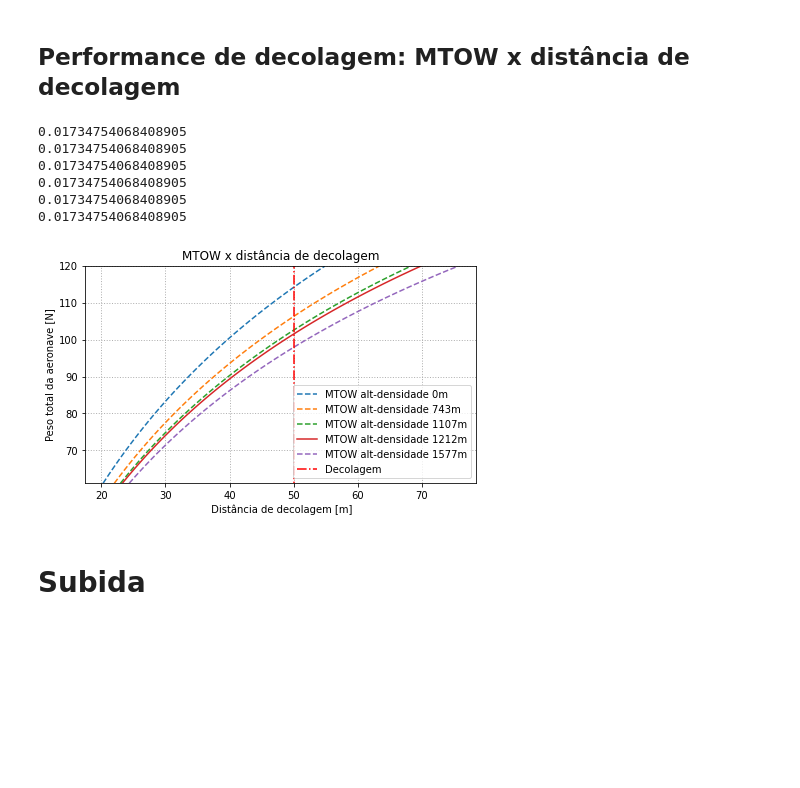
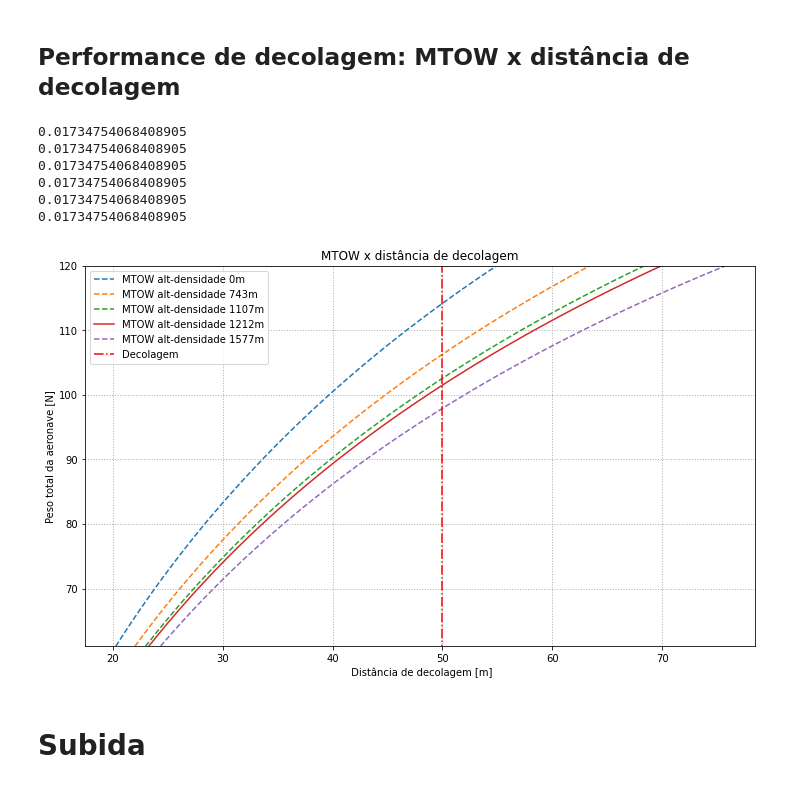
Before and after one commit to Chabole/Python, a Jupyter notebook: Projeto Zebra/Resumo_desempenho.ipynb, the cells around one changed output. Cells and saved outputs as stored; diff of their text form; code cells hidden in the pictures; blank space fills up the shorter version.

```diff
--- a/Projeto Zebra/Resumo_desempenho.ipynb
+++ b/Projeto Zebra/Resumo_desempenho.ipynb
@@ -219,18 +217,6 @@ Este programa calcula o comprimento de pista para decolagem x altitude-densidade
 
 O efeito solo pode ser considerado ou não. Caso seja considerado, "descomente" as linhas 60-63 e 84-87
 '''
-
-from ZebraLib.zebralib.zebraperformance import Airplane # Só a classe
-from ZebraLib.zebralib import zebraperformance as zp
-import numpy as np
-import matplotlib.pyplot as plt
-import seaborn as sns
-import pandas as pd
-
-Zb = Airplane(CLn=1.75, CLmax=2.26, Load=4.5)
-Zb2 = Airplane(CLn=1.75, CLmax=2.26, Load=5.5)
-Zb3 = Airplane(CLn=1.75, CLmax=2.26, Load=6)                #Constroi os objetos
-Zb4 = Airplane(CLn=1.75, CLmax=2.26, Load=6.5)
 
 Densidade = np.linspace(1.225, 0.8)
 AltDens = zp.iterate_rho2alt(Densidade)
@@ -322,16 +308,8 @@ Este programa calcula o MTOW x comprimento de pista para varias alt-dens usando
 
 O efeito solo pode ser considerado ou não. Caso seja considerado, coloque "True" linhas 30-34
 """
-from ZebraLib.zebralib.zebraperformance import Airplane # Só a classe
-from ZebraLib.zebralib import zebraperformance as zp
-import numpy as np
-import matplotlib.pyplot as plt
-import seaborn as sns
-import pandas as pd
 
 g= 9.81
-
-Zb = Airplane(CLn=1.75, CLmax=2.26)
 Cargas = np.linspace(3, 9)
 
 # Chamando a função da biblioteca de desemenho pelo nome apelido zp
@@ -342,7 +320,7 @@ Slo4, W4 = zp.takeOff_Distance_x_PayLoad(Zb, Cargas, 1.08865, False)
 Slo5, W5 = zp.takeOff_Distance_x_PayLoad(Zb, Cargas, 1.05, False)
 
 #2x PLOTAGENS
-fig, ax = plt.subplots(figsize=(7, 4))
+fig, ax = plt.subplots(figsize=(12, 7))
 #fig, ax2 = plt.subplots()
 
 #INSPIRADO NA AIRBUS
@@ -356,34 +334,34 @@ ax.plot(Slo4,W, label= f'MTOW alt-densidade {round(zp.alt2rho(rho=1.08865))}m')
 ax.plot(Slo5,W, '--',  label= f'MTOW alt-densidade {round(zp.alt2rho(rho=1.05))}m')
 ax.plot([50]*2, [0,150],  linestyle='dashdot', color='r', label= 'Decolagem')
 
 ax.set_ylim(W[0],120)
 
 ax.legend()
 ax.grid(linestyle='dotted', linewidth=1)
 
 # #INSPIRADO NA BOING
 # ax2.set(title='MTOW x distância de decolagem', ylabel=' Distância de decolagem [m]',
 #           xlabel='Peso total da aeronave [N]')
 
 # ax2.plot(W, Slo, '--',  label= f'MTOW alt-densidade {round(zp.alt2rho(rho=1.224975))}m')
 # ax2.plot(W, Slo2, '--', label= f'MTOW alt-densidade {round(zp.alt2rho(rho=1.14))}m')
 # ax2.plot(W, Slo3, '--', label= f'MTOW alt-densidade {round(zp.alt2rho(rho=1.1))}m')
 # ax2.plot(W, Slo4,  label= f'MTOW alt-densidade {round(zp.alt2rho(rho=1.08865))}m')
 # ax2.plot(W, Slo5, '--',  label= f'MTOW alt-densidade {round(zp.alt2rho(rho=1.05))}m')
 # ax2.plot([W[0],100],[50]*2 , linestyle='dashdot', color='r', label= 'Decolagem')
 
 # ax2.set_xlim(W[0],100)
 
 # ax2.legend()
 # ax.grid(linestyle='dotted', linewidth=1)
 # %% [output]
 0.01734754068408905
 0.01734754068408905
 0.01734754068408905
 0.01734754068408905
 0.01734754068408905
 0.01734754068408905
-[figure, old version]
+[figure, new version]
 # %% [markdown]
 # Subida
 # %%
```
Also changed, not shown: parts of 17 cells of this notebook.
